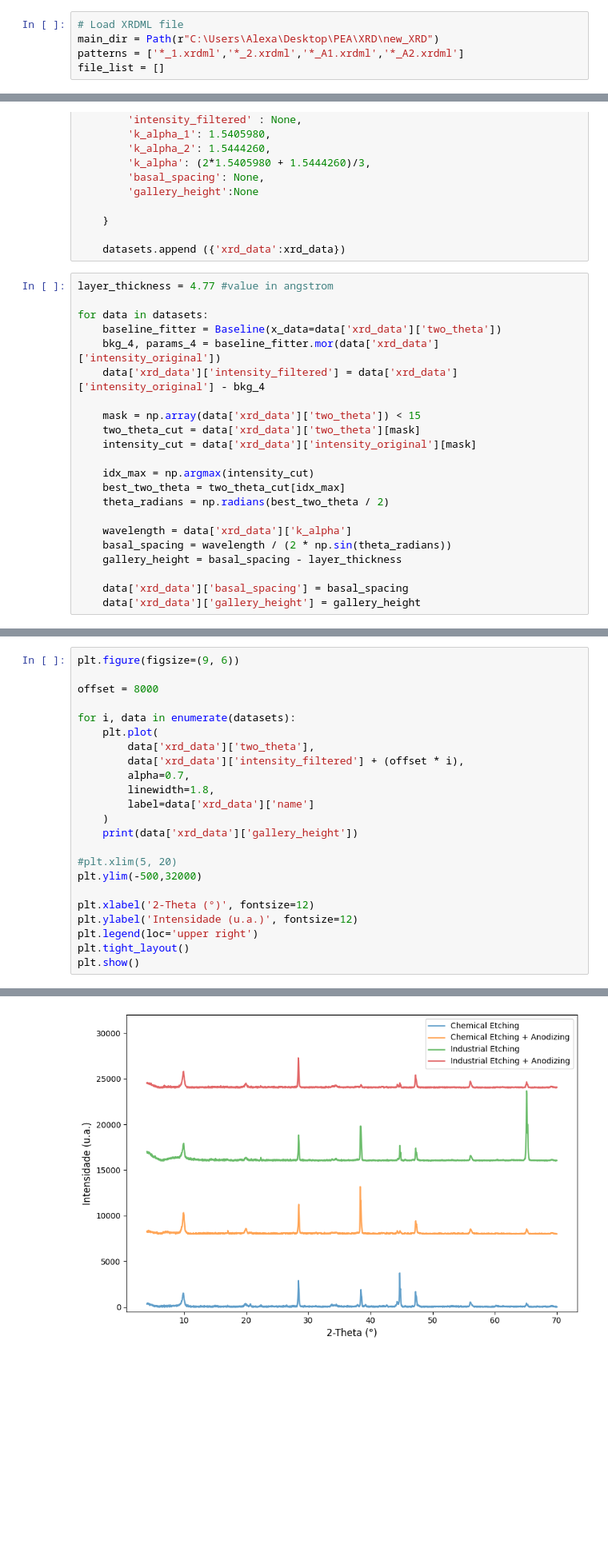
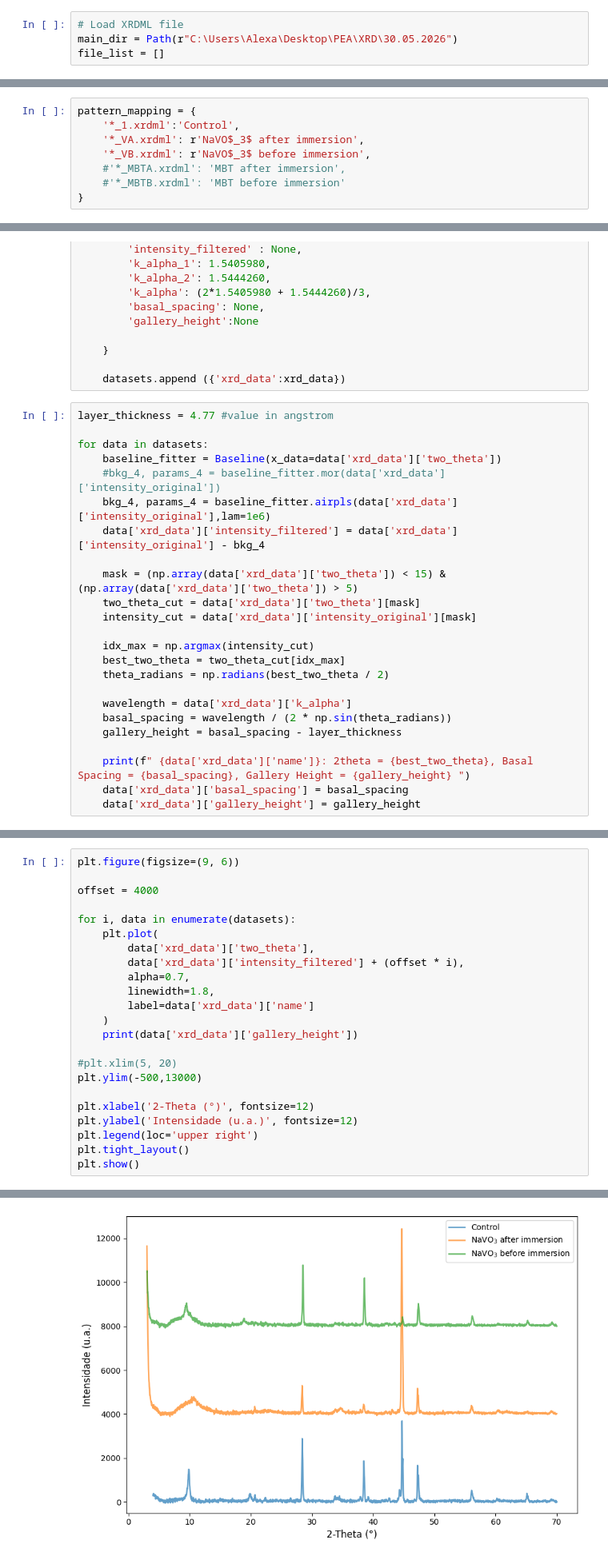
Before and after one commit to AlexandreCauvel/PEA, a Jupyter notebook: code/xrd_analysis/xrd.ipynb, the cells around one changed output, grey strips where cells are left out. Shown at 80% size. Drawn from its saved outputs; the diff is of its cells as text; blank space fills up the shorter version.

```diff
--- a/code/xrd_analysis/xrd.ipynb
+++ b/code/xrd_analysis/xrd.ipynb
@@ -9,8 +9,7 @@ from pymatgen.core import Lattice, Structure
 from pymatgen.analysis.diffraction.xrd import XRDCalculator
 # %%
 # Load XRDML file
-main_dir = Path(r"C:\Users\Alexa\Desktop\PEA\XRD\new_XRD")
-patterns = ['*_1.xrdml','*_2.xrdml','*_A1.xrdml','*_A2.xrdml']
+main_dir = Path(r"C:\Users\Alexa\Desktop\PEA\XRD\30.05.2026")
 file_list = []
 # %%
 pattern_mapping = {
@@ -21,4 +20,12 @@ pattern_mapping = {
 }
+# %%
+pattern_mapping = {
+    '*_1.xrdml':'Control',
+    '*_VA.xrdml': r'NaVO$_3$ after immersion',
+    '*_VB.xrdml': r'NaVO$_3$ before immersion',
+    #'*_MBTA.xrdml': 'MBT after immersion',
+    #'*_MBTB.xrdml': 'MBT before immersion'
+}
 # %%
 file_list = []
 
@@ -50,10 +57,11 @@ layer_thickness = 4.77 #value in angstrom
 
 for data in datasets:
     baseline_fitter = Baseline(x_data=data['xrd_data']['two_theta'])
-    bkg_4, params_4 = baseline_fitter.mor(data['xrd_data']['intensity_original'])
+    #bkg_4, params_4 = baseline_fitter.mor(data['xrd_data']['intensity_original'])
+    bkg_4, params_4 = baseline_fitter.airpls(data['xrd_data']['intensity_original'],lam=1e6)
     data['xrd_data']['intensity_filtered'] = data['xrd_data']['intensity_original'] - bkg_4
 
-    mask = np.array(data['xrd_data']['two_theta']) < 15
+    mask = (np.array(data['xrd_data']['two_theta']) < 15) & (np.array(data['xrd_data']['two_theta']) > 5)
     two_theta_cut = data['xrd_data']['two_theta'][mask]
     intensity_cut = data['xrd_data']['intensity_original'][mask]
 
@@ -65,5 +73,6 @@ for data in datasets:
     basal_spacing = wavelength / (2 * np.sin(theta_radians))
     gallery_height = basal_spacing - layer_thickness
 
+    print(f" {data['xrd_data']['name']}: 2theta = {best_two_theta}, Basal Spacing = {basal_spacing}, Gallery Height = {gallery_height} ")
     data['xrd_data']['basal_spacing'] = basal_spacing
     data['xrd_data']['gallery_height'] = gallery_height
@@ -78,7 +91,7 @@ plt.show()
 # %%
 plt.figure(figsize=(9, 6))
 
-offset = 8000
+offset = 4000
 
 for i, data in enumerate(datasets):
     plt.plot(
@@ -91,7 +104,7 @@ for i, data in enumerate(datasets):
     print(data['xrd_data']['gallery_height'])
 
 #plt.xlim(5, 20)
-plt.ylim(-500,32000)
+plt.ylim(-500,13000)
 
 plt.xlabel('2-Theta (°)', fontsize=12)
 plt.ylabel('Intensidade (u.a.)', fontsize=12)
@@ -106,4 +118,4 @@ plt.show()
-[figure, old version]
+[figure, new version]
 # %%
 plt.figure(figsize=(9, 6))
 
```
Also changed, not shown: parts of 7 cells of this notebook, 35 other files.
